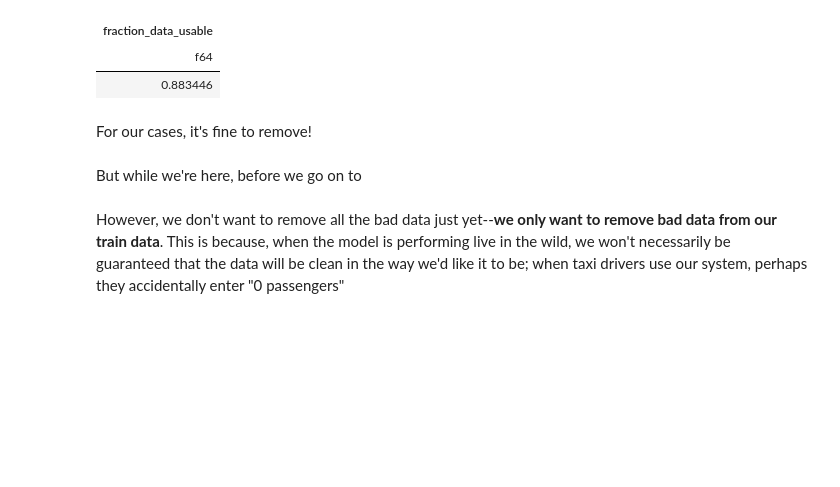
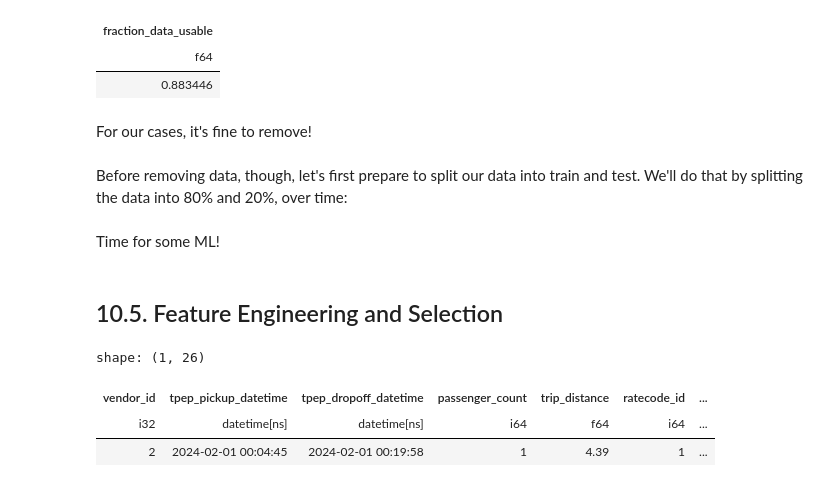
Before and after one commit to kalona/polars-for-data-science-oreilly-course, a Jupyter notebook: notebooks/10. Integrating Polars Into the Data Science Workflow.ipynb, the cells around one changed output. Drawn from its saved outputs; the diff is of its cells as text; code cells hidden in the pictures; blank space fills up the shorter version.

```diff
--- a/notebooks/10. Integrating Polars Into the Data Science Workflow.ipynb
+++ b/notebooks/10. Integrating Polars Into the Data Science Workflow.ipynb
@@ -285,4 +288,4 @@ shape: (1, 1)
 # %% [markdown]
 For our cases, it's fine to remove!
 # %% [markdown]
-But while we're here, before we go on to
+Before removing data, though, let's first prepare to split our data into train and test. We'll do that by splitting the data into 80% and 20%, over time:
@@ -289,2 +307,11 @@ But while we're here, before we go on to
 # %% [markdown]
- However, we don't want to remove all the bad data just yet--**we only want to remove bad data from our train data**. This is because, when the model is performing live in the wild, we won't necessarily be guaranteed that the data will be clean in the way we'd like it to be; when taxi drivers use our system, perhaps they accidentally enter "0 passengers"
+Time for some ML!
+# %% [markdown]
+## 10.5. Feature Engineering and Selection
+# %%
+rides_df.head(1)
+# %% [output]
+shape: (1, 26)
+| vendor_id | tpep_pickup_datetime | tpep_dropoff_datetime | passenger_count | trip_distance | ratecode_id | ... |
+| i32 | datetime[ns] | datetime[ns] | i64 | f64 | i64 | ... |
+| 2 | 2024-02-01 00:04:45 | 2024-02-01 00:19:58 | 1 | 4.39 | 1 | ... |
```
Also changed, not shown: parts of 45 cells of this notebook, 1 other file.
